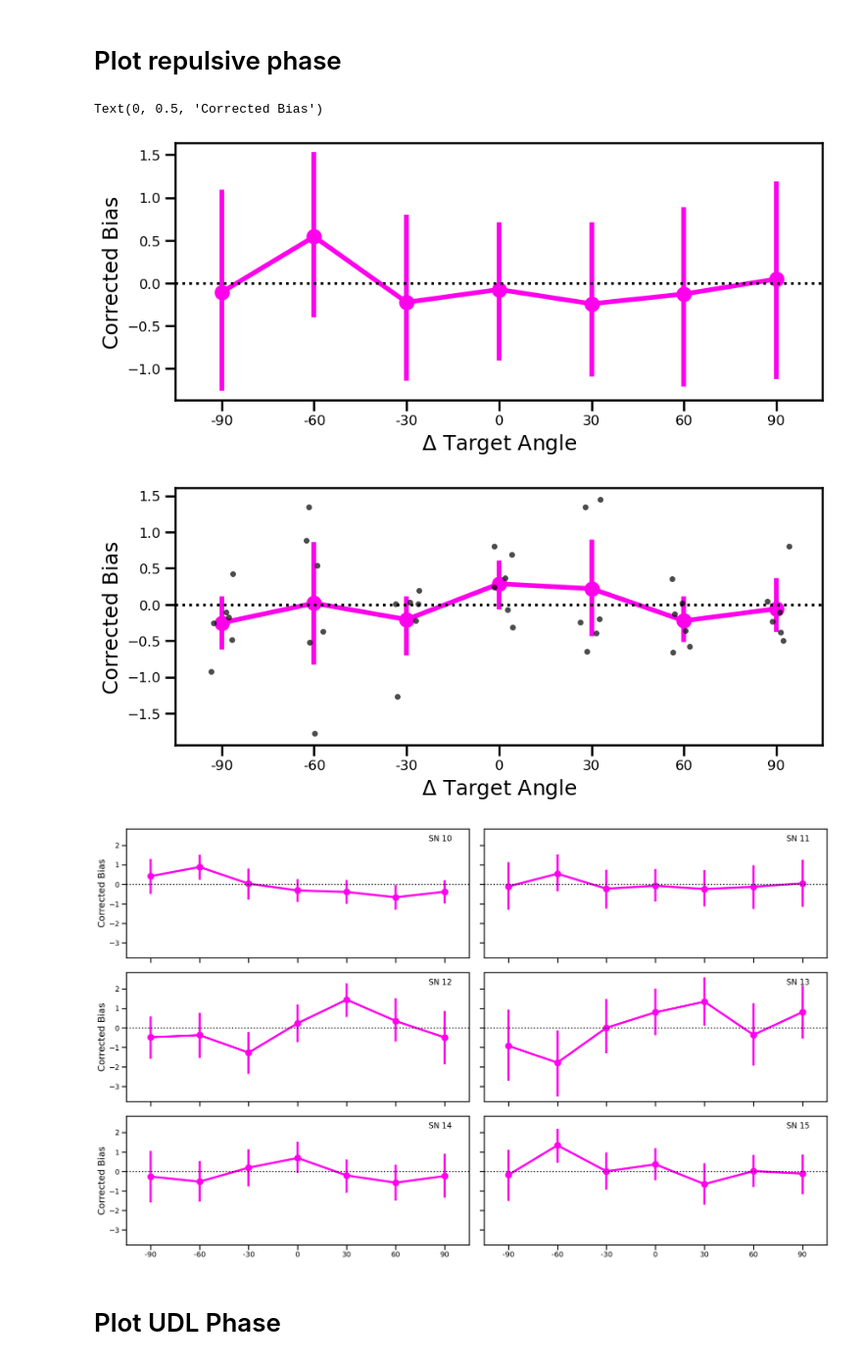
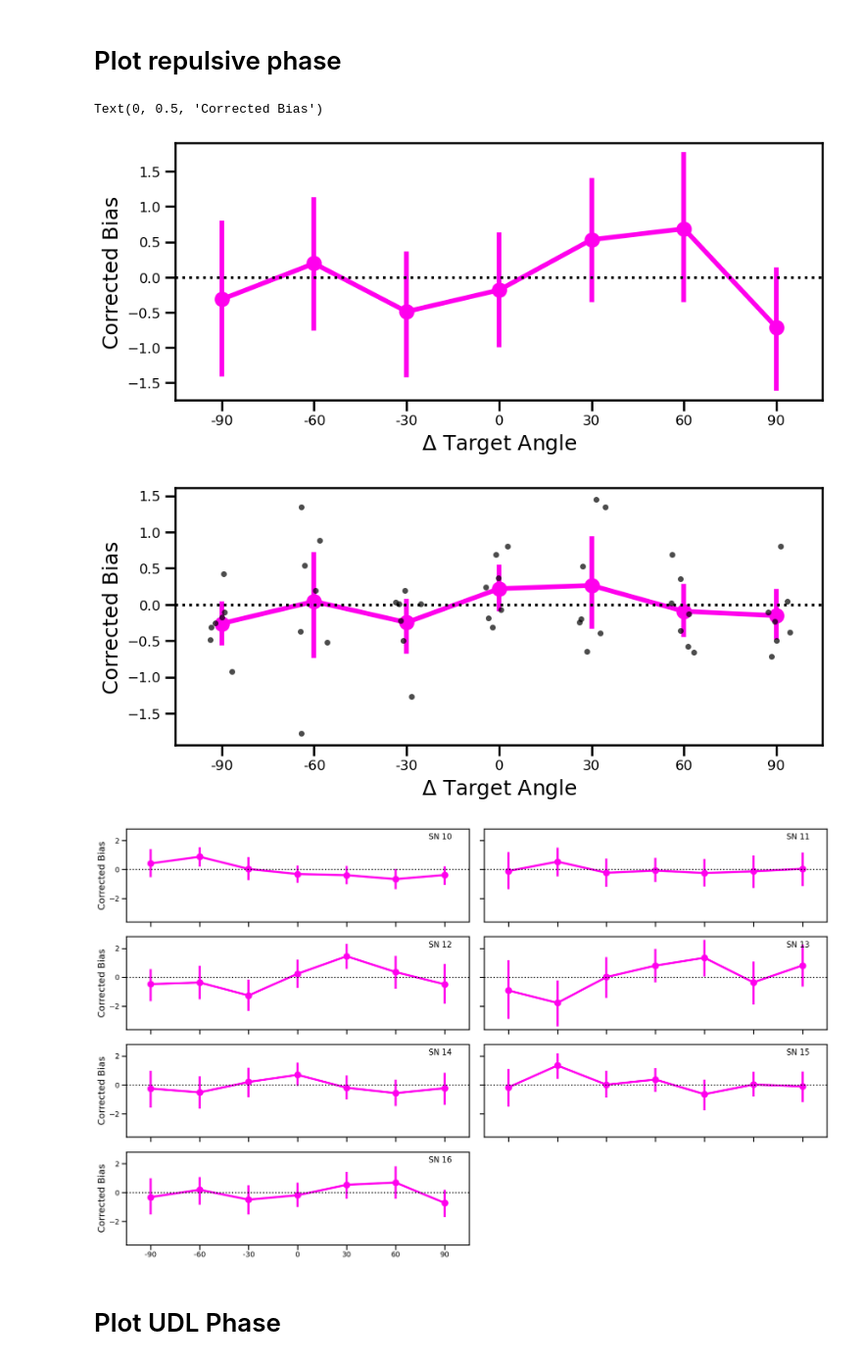
Before and after one commit to abbysun4/UDLR_study, a Jupyter notebook: UDLR_exp1/scripts/UDLR_analysis_SN10+.ipynb, the cells around one changed output. Shown at 98% size. Cells and saved outputs as stored; diff of their text form; code cells hidden in the pictures.

```diff
--- a/UDLR_exp1/scripts/UDLR_analysis_SN10+.ipynb
+++ b/UDLR_exp1/scripts/UDLR_analysis_SN10+.ipynb
@@ -59,7 +59,8 @@ CENTRAL_TARGET = {
     12: 120,
     13: 60,
     14: 120,
-    15: 60
+    15: 60,
+    16: 120
 }
 
 SUBJECT_IDS = ["671105437",
@@ -67,7 +68,8 @@ SUBJECT_IDS = ["671105437",
                "854984556",
                "651255439",
                "180791054",
-               "986564017"]
+               "986564017",
+               "406673153"]
 
 PARTICIPANTS = sorted(CENTRAL_TARGET)
 # %% [markdown]
@@ -262,7 +265,7 @@ subject_means_repulse = (
 ## INDIVIDUAL SUBJECT
 fig, ax = plt.subplots(figsize=(10,4))
 sns.pointplot(
-    data = df_repulse.loc[df_repulse["SN"] == 11],
+    data = df_repulse.loc[df_repulse["SN"] == 16],
     x='target_angle_diff',
     y='corrected_bias_repulse_theta_pv',
     estimator='mean',
@@ -304,10 +307,10 @@ plt.xlabel(r'$\Delta$ Target Angle')
 plt.ylabel('Corrected Bias')
 # %% [output]
 Text(0, 0.5, 'Corrected Bias')
-[figure, old version]
+[figure, new version]
-[figure, old version]
+[figure, new version]
 # %%
-fig, axes = plt.subplots(3, 2, figsize=(20, 12), sharex=True, sharey=True)
+fig, axes = plt.subplots(4, 2, figsize=(20, 12), sharex=True, sharey=True)
 axes = axes.flatten()
 
 for ax, subject_num in zip(axes, PARTICIPANTS):
@@ -317,34 +320,34 @@ for ax, subject_num in zip(axes, PARTICIPANTS):
         x='target_angle_diff',
         y='corrected_bias_repulse_theta_pv',
         estimator='mean',
         errorbar=('ci', 95),
         ax=ax
     )
 
     ax.axhline(0, color='black', linestyle=':')
     ax.tick_params(axis='x', labelsize=14)
     ax.tick_params(axis='y', labelsize=14)
 
     ax.set_ylabel('Corrected Bias')
     ax.set_xlabel('')
 
     ax.text(
         0.95, 0.95,
         f'SN {subject_num}',
         transform=ax.transAxes,
         ha='right',
         va='top',
         fontsize=15
     )
 
 # remove unused subplot(s)
 for ax in axes[len(PARTICIPANTS):]:
     ax.remove()
 
 plt.tight_layout()
 plt.show()
 # %% [output]
-[figure, old version]
+[figure, new version]
 # %% [markdown]
 # Plot UDL Phase
 # %%
```
Also changed, not shown: parts of 4 cells of this notebook, 3 other files.
